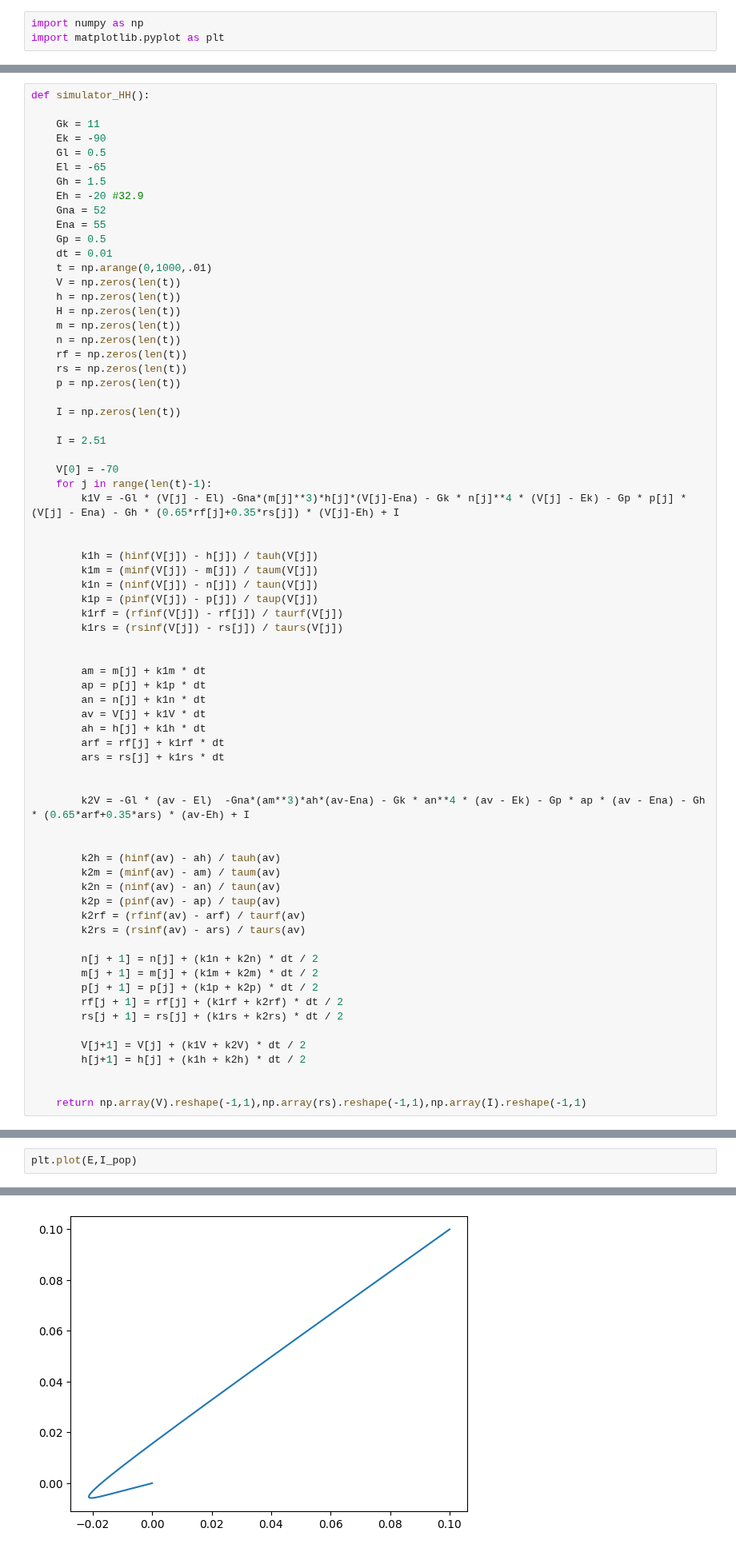
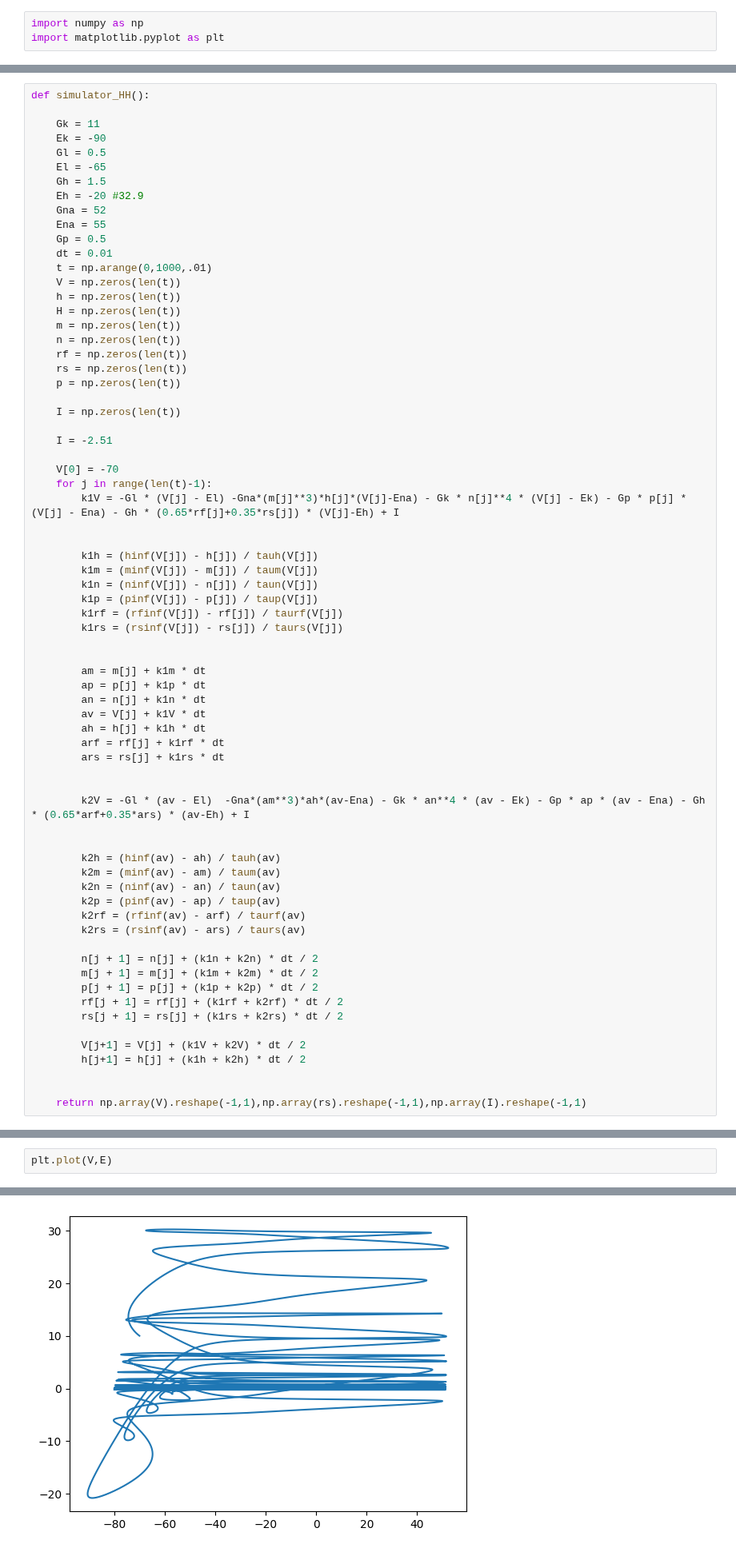
Before and after one commit to JoshSchreibeis/Comp_neuro_proj3, a Jupyter notebook: Comp_neuro_proj3.ipynb, the cells around one changed output, grey strips where cells are left out. Shown at 80% size. Cells and saved outputs as stored; diff of their text form.

```diff
--- a/Comp_neuro_proj3.ipynb
+++ b/Comp_neuro_proj3.ipynb
@@ -134,7 +134,7 @@ def simulator_HH():
 
     I = np.zeros(len(t))
 
-    I = 2.51
+    I = -2.51
 
     V[0] = -70
     for j in range(len(t)-1):
@@ -338,5 +396,5 @@ plt.plot(E,I_pop)
 # %%
-plt.plot(E,I_pop)
+plt.plot(V,E)
 # %% [output]
 [<matplotlib.lines.Line2D at 0x...>]
-[figure, old version]
+[figure, new version]
```
Also changed, not shown: parts of 6 cells of this notebook.
